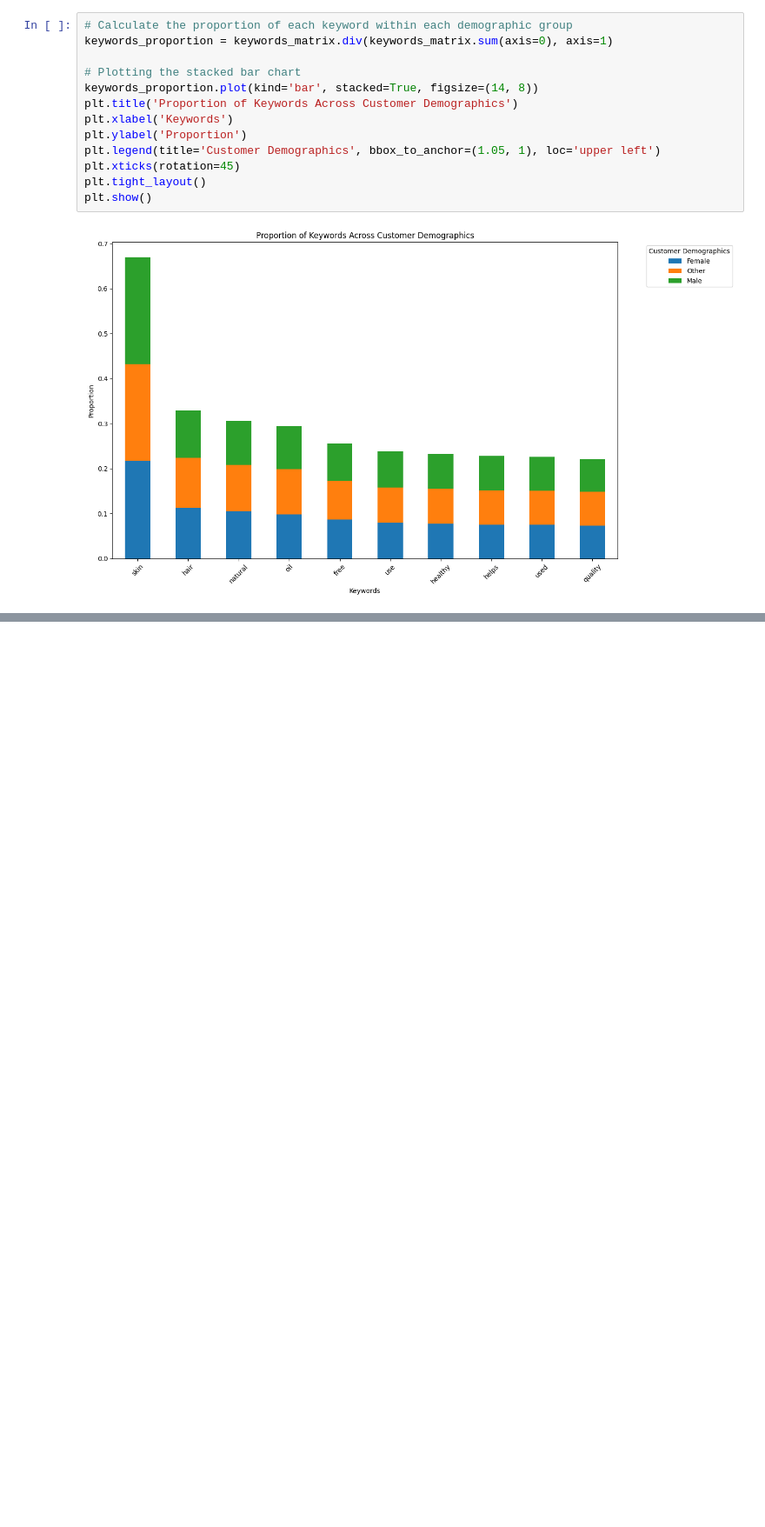
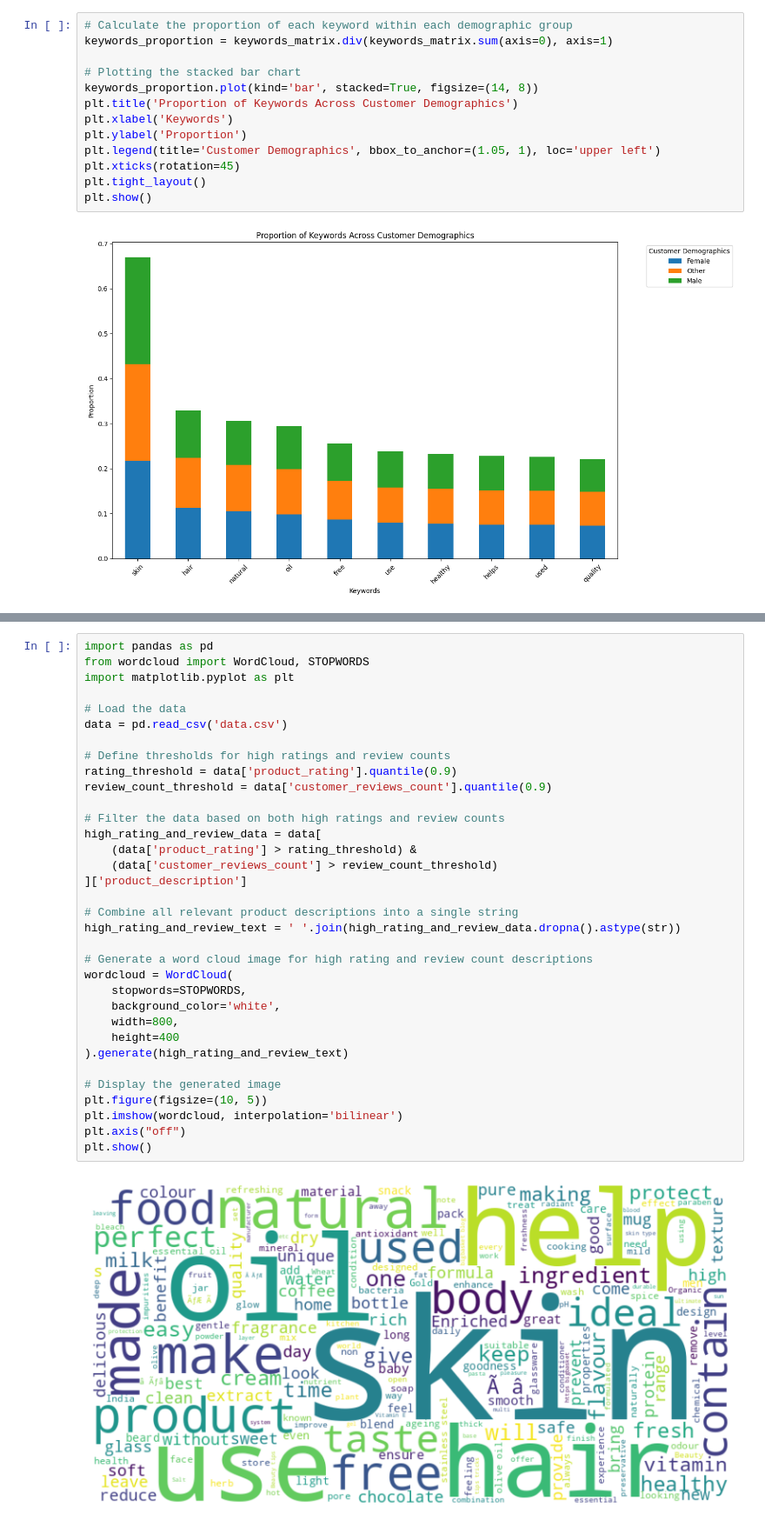
Before and after one commit to viraj19r/market_pulse, a Jupyter notebook: product_description.ipynb, the cells around one changed output, grey strips where cells are left out. Shown at 87% size. Drawn from its saved outputs; the diff is of its cells as text; blank space fills up the shorter version.

```diff
--- a/product_description.ipynb
+++ b/product_description.ipynb
@@ -130,0 +448,36 @@ plt.show()
+# %%
+import pandas as pd
+from wordcloud import WordCloud, STOPWORDS
+import matplotlib.pyplot as plt
+
+# Load the data
+data = pd.read_csv('data.csv')
+
+# Define thresholds for high ratings and review counts
+rating_threshold = data['product_rating'].quantile(0.9)
+review_count_threshold = data['customer_reviews_count'].quantile(0.9)
+
+# Filter the data based on both high ratings and review counts
+high_rating_and_review_data = data[
+    (data['product_rating'] > rating_threshold) &
+    (data['customer_reviews_count'] > review_count_threshold)
+]['product_description']
+
+# Combine all relevant product descriptions into a single string
+high_rating_and_review_text = ' '.join(high_rating_and_review_data.dropna().astype(str))
+
+# Generate a word cloud image for high rating and review count descriptions
+wordcloud = WordCloud(
+    stopwords=STOPWORDS,
+    background_color='white',
+    width=800,
+    height=400
+).generate(high_rating_and_review_text)
+
+# Display the generated image
+plt.figure(figsize=(10, 5))
+plt.imshow(wordcloud, interpolation='bilinear')
+plt.axis("off")
+plt.show()
+# %% [output]
+[figure, added]
```
Also changed, not shown: parts of 27 cells of this notebook, 4 other files.
